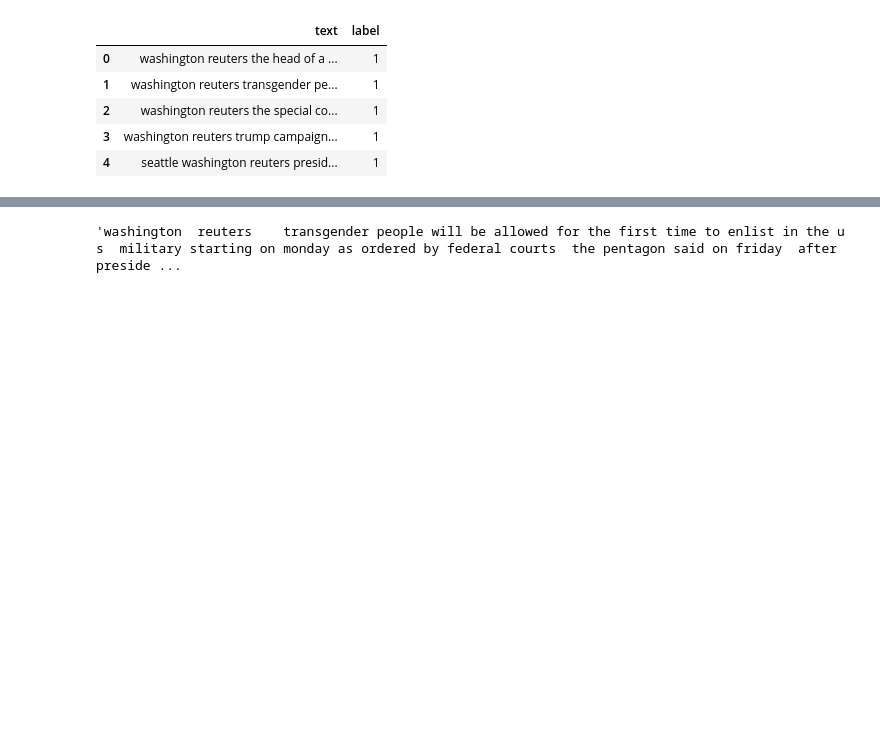
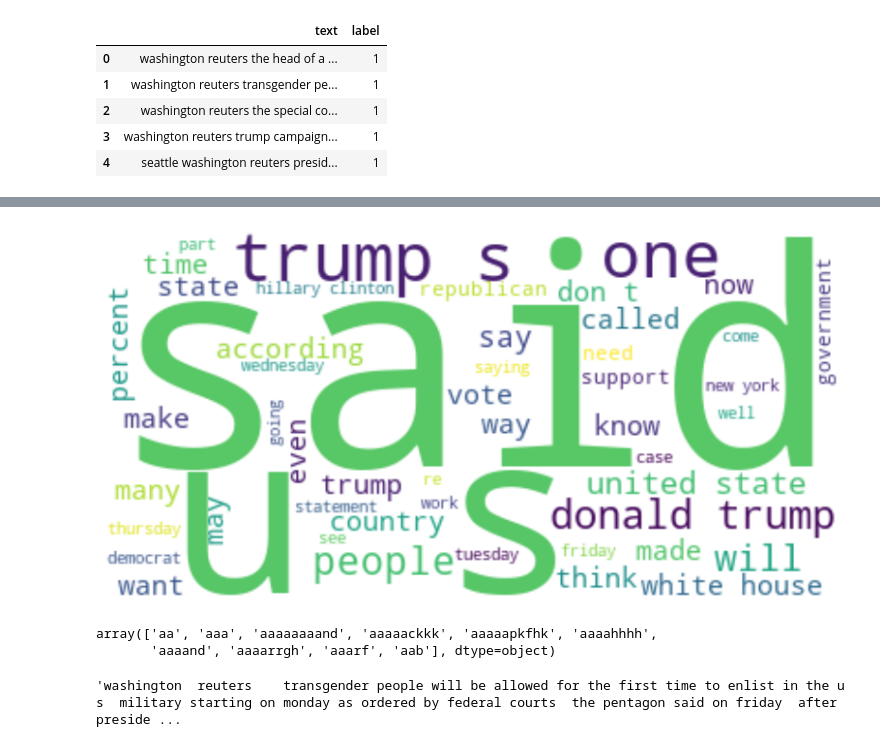
Before and after one commit to FransiscoReadyPermana/FakeNewsDetection, a Jupyter notebook: test.ipynb, the cells around one changed output, grey strips where cells are left out. Saved outputs shown, nothing was run; the diff lists cells and outputs as text; code cells hidden in the pictures; blank space fills up the shorter version.

```diff
--- a/test.ipynb
+++ b/test.ipynb
@@ -97,0 +134,4 @@ df.head()
+# %%
+display_cloud(df['text'],'red')
+# %% [output]
+[figure, added]
@@ -98,3 +140,13 @@ df.head()
+# %%
+from sklearn.feature_extraction.text import TfidfVectorizer
+vectorized = TfidfVectorizer()
+text = vectorized.fit_transform(df["text"])
+
+vocab = vectorized.get_feature_names_out() # vocabulary
+vocab[0:10] # 10 kata pertama dari vocabulary
+# %% [output]
+array(['aa', 'aaa', 'aaaaaaaand', 'aaaaackkk', 'aaaaapkfhk', 'aaaahhhh',
+       'aaaand', 'aaaarrgh', 'aaarf', 'aab'], dtype=object)
 # %%
 df.text[1]
 # %% [output]
```
Also changed, not shown: parts of 10 cells of this notebook.
